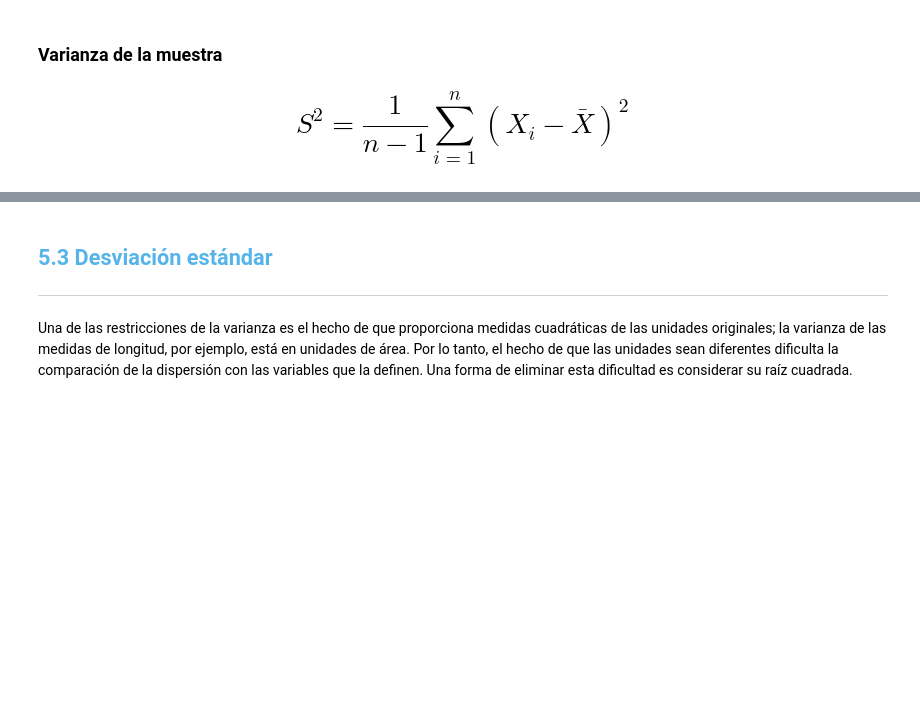
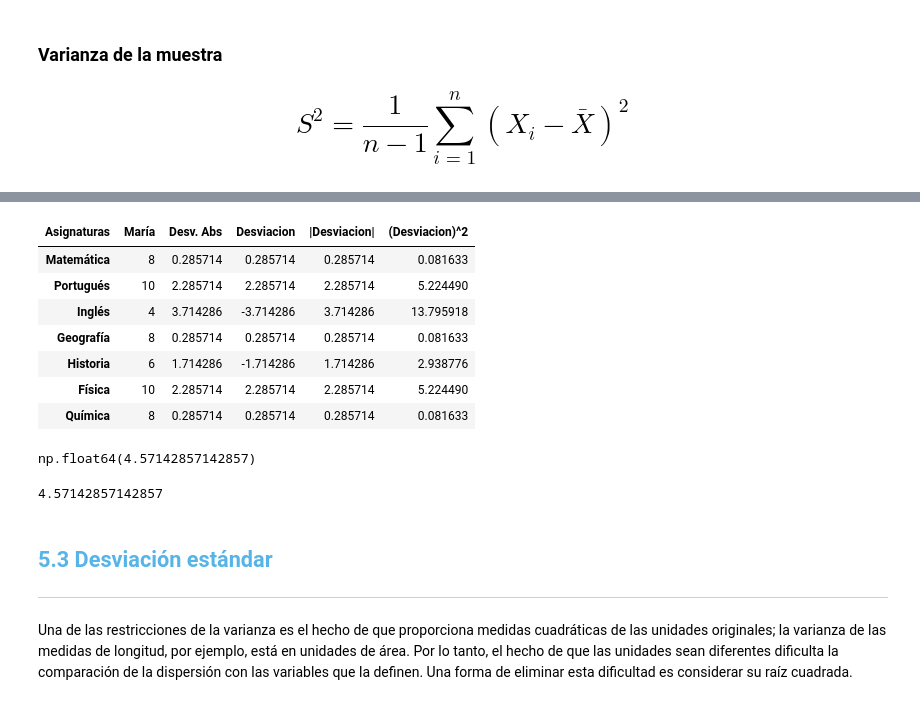
Before and after one commit to Lizzy-TM/sistema-de-registro-2, a Jupyter notebook: Curso_de_Estadística_con_Python_1.ipynb, the cells around one changed output, grey strips where cells are left out. Saved outputs shown, nothing was run; the diff lists cells and outputs as text; code cells hidden in the pictures; blank space fills up the shorter version.

```diff
--- a/Curso_de_Estadística_con_Python_1.ipynb
+++ b/Curso_de_Estadística_con_Python_1.ipynb
@@ -1025,0 +860,3 @@ Aunque las medidas de tendencia central y de localización proporcionan un resum
+# %%
+nota_media_maria=notas_maria_dispersion.mean()[0]
+nota_media_maria
@@ -1025,0 +865,3 @@ Aunque las medidas de tendencia central y de localización proporcionan un resum
+# %%
+notas_maria_dispersion['Desv. Abs']=abs(notas_maria_dispersion['María']-nota_media_maria)
+notas_maria_dispersion
@@ -1025,0 +882,3 @@ Aunque las medidas de tendencia central y de localización proporcionan un resum
+# %%
+notas_maria_dispersion['Desviacion']=(notas_maria_dispersion['María']-nota_media_maria)
+notas_maria_dispersion
@@ -1025,0 +894,3 @@ Aunque las medidas de tendencia central y de localización proporcionan un resum
+# %%
+notas_maria_dispersion['|Desviacion|']=notas_maria_dispersion['Desviacion'].abs()
+notas_maria_dispersion
@@ -1041,3 +944,23 @@ La varianza se construye a partir de las diferencias entre cada observación y l
+# %%
+notas_maria_dispersion['(Desviacion)^2']=notas_maria_dispersion['|Desviacion|'].pow(2)
+notas_maria_dispersion
+# %% [output]
+| Asignaturas | María | Desv. Abs | Desviacion | |Desviacion| | (Desviacion)^2 |
+| Matemática | 8 | 0.285714 | 0.285714 | 0.285714 | 0.081633 |
+| Portugués | 10 | 2.285714 | 2.285714 | 2.285714 | 5.224490 |
+| Inglés | 4 | 3.714286 | -3.714286 | 3.714286 | 13.795918 |
+| Geografía | 8 | 0.285714 | 0.285714 | 0.285714 | 0.081633 |
+| Historia | 6 | 1.714286 | -1.714286 | 1.714286 | 2.938776 |
+| Física | 10 | 2.285714 | 2.285714 | 2.285714 | 5.224490 |
+| Química | 8 | 0.285714 | 0.285714 | 0.285714 | 0.081633 |
+# %%
+notas_maria_dispersion['(Desviacion)^2'].sum()/(len(notas_maria_dispersion)-1)
+# %% [output]
+np.float64(4.57142857142857)
+# %%
+notas_maria_dispersion['María'].var()
+# %% [output]
+4.57142857142857
 # %% [markdown]
 ## <font color=#56B4E9>5.3 Desviación estándar</font>
 ***
```
Also changed, not shown: parts of 53 cells of this notebook.
